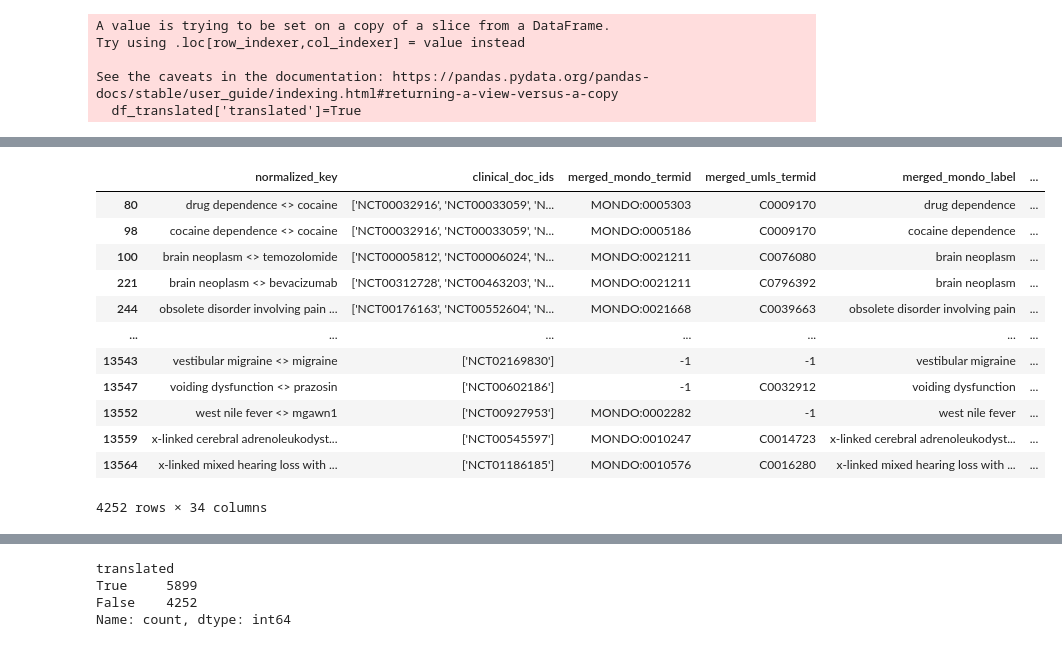
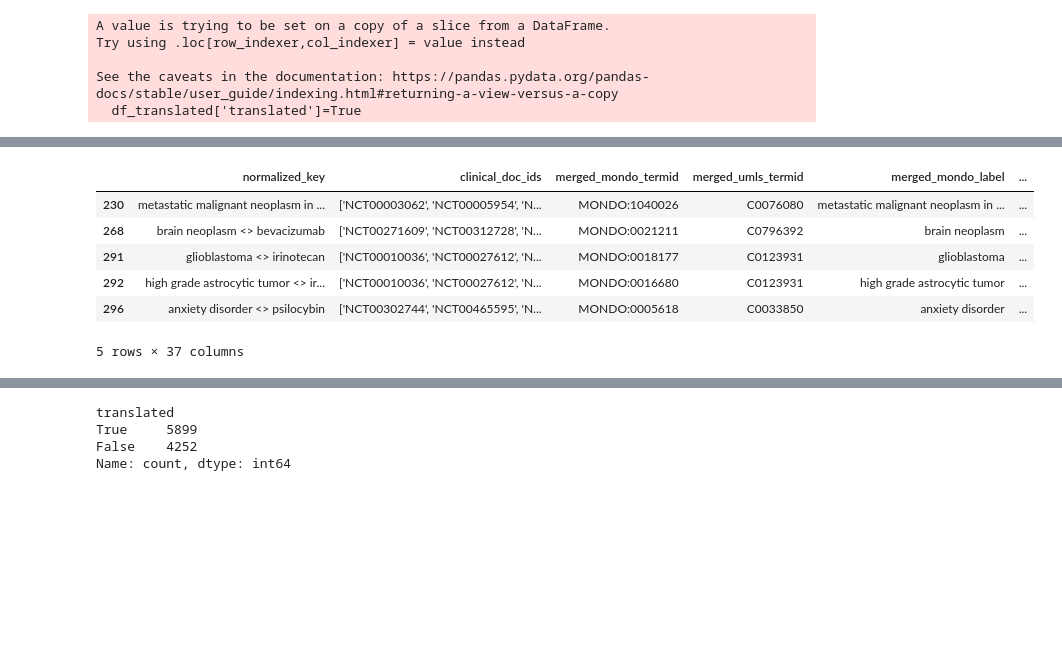
Before and after one commit to Ineichen-Group/Preclinical_DrugDisease_Translation_Pipeline, a Jupyter notebook: 10_drug_disease_translation_analysis/Translation_05_Preclinical_Associations_Drug_Disease.ipynb, the cells around one changed output, grey strips where cells are left out. Drawn from its saved outputs; the diff is of its cells as text; code cells hidden in the pictures; blank space fills up the shorter version.

Commit message:
latest translation code incl full clinical ds

```diff
--- a/10_drug_disease_translation_analysis/Translation_05_Preclinical_Associations_Drug_Disease.ipynb
+++ b/10_drug_disease_translation_analysis/Translation_05_Preclinical_Associations_Drug_Disease.ipynb
@@ -14,0 +19,4 @@ translation_table = pd.read_csv("/shares/animalwelfare.crs.uzh/Preclinical_Pipel
+# %%
+fda_only_translated = pd.read_csv("/shares/animalwelfare.crs.uzh/Preclinical_Pipeline/10_use_case_disease_focus/out/translation_table_drug_disease_neuro_FDA_only.csv")
+fda_only_translated['fda_only']=True
+fda_only_translated.shape
@@ -14,0 +25,2 @@ translation_table = pd.read_csv("/shares/animalwelfare.crs.uzh/Preclinical_Pipel
+# %%
+translation_table = pd.concat([translation_table, fda_only_translated], ignore_index=True)
@@ -14,0 +63,37 @@ translation_table = pd.read_csv("/shares/animalwelfare.crs.uzh/Preclinical_Pipel
+# %%
+s = (
+    translation_table["normalized_key"]
+    .fillna("")
+    .astype(str)
+    .str.lower()
+)
+
+terms_l = [t.lower() for t in terms]  # ensure terms are lowercase too
+
+matched = np.full(len(s), None, dtype=object)
+mask = np.zeros(len(s), dtype=bool)
+
+chunk_size = 500
+
+for i in tqdm(range(0, len(terms_l), chunk_size)):
+    chunk_terms = terms_l[i : i + chunk_size]
+
+    # Build alternation regex for this chunk
+    pattern_str = "|".join(map(re.escape, chunk_terms))
+
+    # Extract first match from this chunk (per row); NaN if none
+    m = s.str.extract(f"({pattern_str})", expand=False)
+
+    hit = m.notna().to_numpy()
+
+    # update overall mask
+    mask |= hit
+
+    # only fill matched term where we don't already have one
+    fill_idx = hit & (matched == None)
+    matched[fill_idx] = m.to_numpy()[fill_idx]
+
+translation_table["matched_term"] = matched
+translation_table = translation_table[mask]
+
+translation_table.shape
@@ -1447,19 +1743,13 @@ translation_table_for_viz[translation_table_for_viz.normalized_key.str.contains(
 # %%
-translation_table_for_viz[translation_table_for_viz['translated']==False]
+translation_table_for_viz[translation_table_for_viz['translated']==False].head()
 # %% [output]
 |  | normalized_key | clinical_doc_ids | merged_mondo_termid | merged_umls_termid | merged_mondo_label | ... |
-| 80 | drug dependence <> cocaine | ['NCT00032916', 'NCT00033059', 'N... | MONDO:0005303 | C0009170 | drug dependence | ... |
-| 98 | cocaine dependence <> cocaine | ['NCT00032916', 'NCT00033059', 'N... | MONDO:0005186 | C0009170 | cocaine dependence | ... |
-| 100 | brain neoplasm <> temozolomide | ['NCT00005812', 'NCT00006024', 'N... | MONDO:0021211 | C0076080 | brain neoplasm | ... |
-| 221 | brain neoplasm <> bevacizumab | ['NCT00312728', 'NCT00463203', 'N... | MONDO:0021211 | C0796392 | brain neoplasm | ... |
-| 244 | obsolete disorder involving pain ... | ['NCT00176163', 'NCT00552604', 'N... | MONDO:0021668 | C0039663 | obsolete disorder involving pain | ... |
-| ... | ... | ... | ... | ... | ... | ... |
-| 13543 | vestibular migraine <> migraine | ['NCT02169830'] | -1 | -1 | vestibular migraine | ... |
-| 13547 | voiding dysfunction <> prazosin | ['NCT00602186'] | -1 | C0032912 | voiding dysfunction | ... |
-| 13552 | west nile fever <> mgawn1 | ['NCT00927953'] | MONDO:0002282 | -1 | west nile fever | ... |
-| 13559 | x-linked cerebral adrenoleukodyst... | ['NCT00545597'] | MONDO:0010247 | C0014723 | x-linked cerebral adrenoleukodyst... | ... |
-| 13564 | x-linked mixed hearing loss with ... | ['NCT01186185'] | MONDO:0010576 | C0016280 | x-linked mixed hearing loss with ... | ... |
+| 230 | metastatic malignant neoplasm in ... | ['NCT00003062', 'NCT00005954', 'N... | MONDO:1040026 | C0076080 | metastatic malignant neoplasm in ... | ... |
+| 268 | brain neoplasm <> bevacizumab | ['NCT00271609', 'NCT00312728', 'N... | MONDO:0021211 | C0796392 | brain neoplasm | ... |
+| 291 | glioblastoma <> irinotecan | ['NCT00010036', 'NCT00027612', 'N... | MONDO:0018177 | C0123931 | glioblastoma | ... |
+| 292 | high grade astrocytic tumor <> ir... | ['NCT00010036', 'NCT00027612', 'N... | MONDO:0016680 | C0123931 | high grade astrocytic tumor | ... |
+| 296 | anxiety disorder <> psilocybin | ['NCT00302744', 'NCT00465595', 'N... | MONDO:0005618 | C0033850 | anxiety disorder | ... |
-4252 rows × 34 columns
+5 rows × 37 columns
 # %%
 # ------------------------- #
 #         VISUALIZE         #
```
Also changed, not shown: parts of 93 cells of this notebook, 7 other files.
